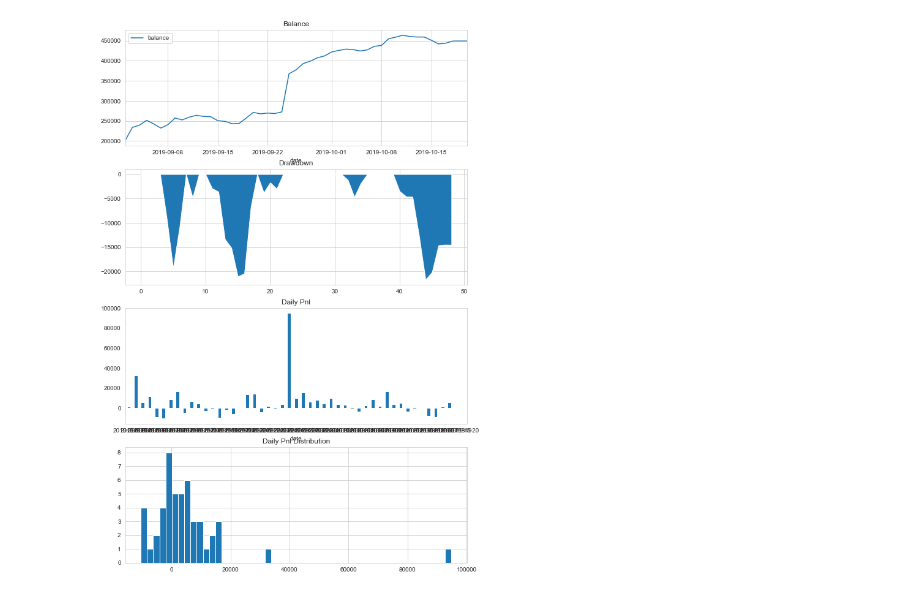
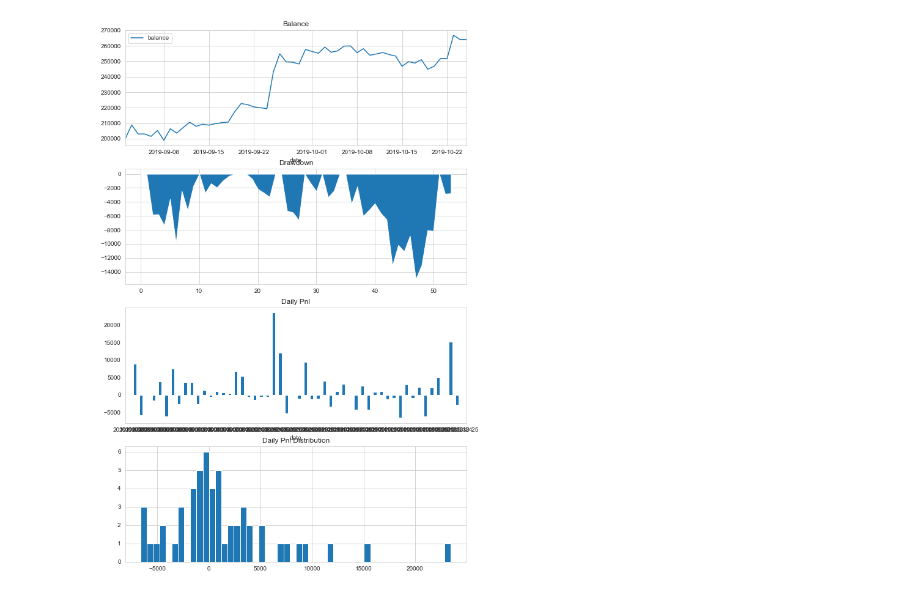
Before and after one commit to holmescn/vnpy, a Jupyter notebook: examples/cta_backtesting/backtesting_opt.ipynb, the cells around one changed output. Saved outputs shown, nothing was run; the diff lists cells and outputs as text; code cells hidden in the pictures.

```diff
--- a/examples/cta_backtesting/backtesting_opt.ipynb
+++ b/examples/cta_backtesting/backtesting_opt.ipynb
@@ -10,7 +11,7 @@ engine.set_parameters(
     vt_symbol="BTCUSDT.OKEX",
     interval="1m",
     start=datetime(2019, 9, 1),
-    end=datetime(2019, 10, 20),
+    end=datetime(2019, 10, 25),
     rate=0.0,
     slippage=0.0,
     size=1,
@@ -18,11 +19,14 @@ engine.set_parameters(
     capital=200_000,
 )
 
-KingKeltnerStrategy.kk_length = 9
-KingKeltnerStrategy.kk_dev = 0.1
-KingKeltnerStrategy.trailing_percent = 0.2
+engine.add_strategy(AtrAdxSmaM1Strategy, {})
 
-engine.add_strategy(KingKeltnerStrategy, {})
+# engine.strategy.adx_entry_point = 25
+# engine.strategy.boll_dev = 5
+# engine.strategy.boll_window = 5
+# engine.strategy.cci_window = 10
+# engine.strategy.sl_multiplier = 1.4
+
 
 #%%
 engine.load_data()
@@ -51,4 +55,4 @@ engine.show_chart()
-[figure, old version]
+[figure, new version]
 # %%
 setting = OptimizationSetting()
 setting.set_target("total_return")
```
Also changed, not shown: parts of 3 cells of this notebook, 8 other files.
